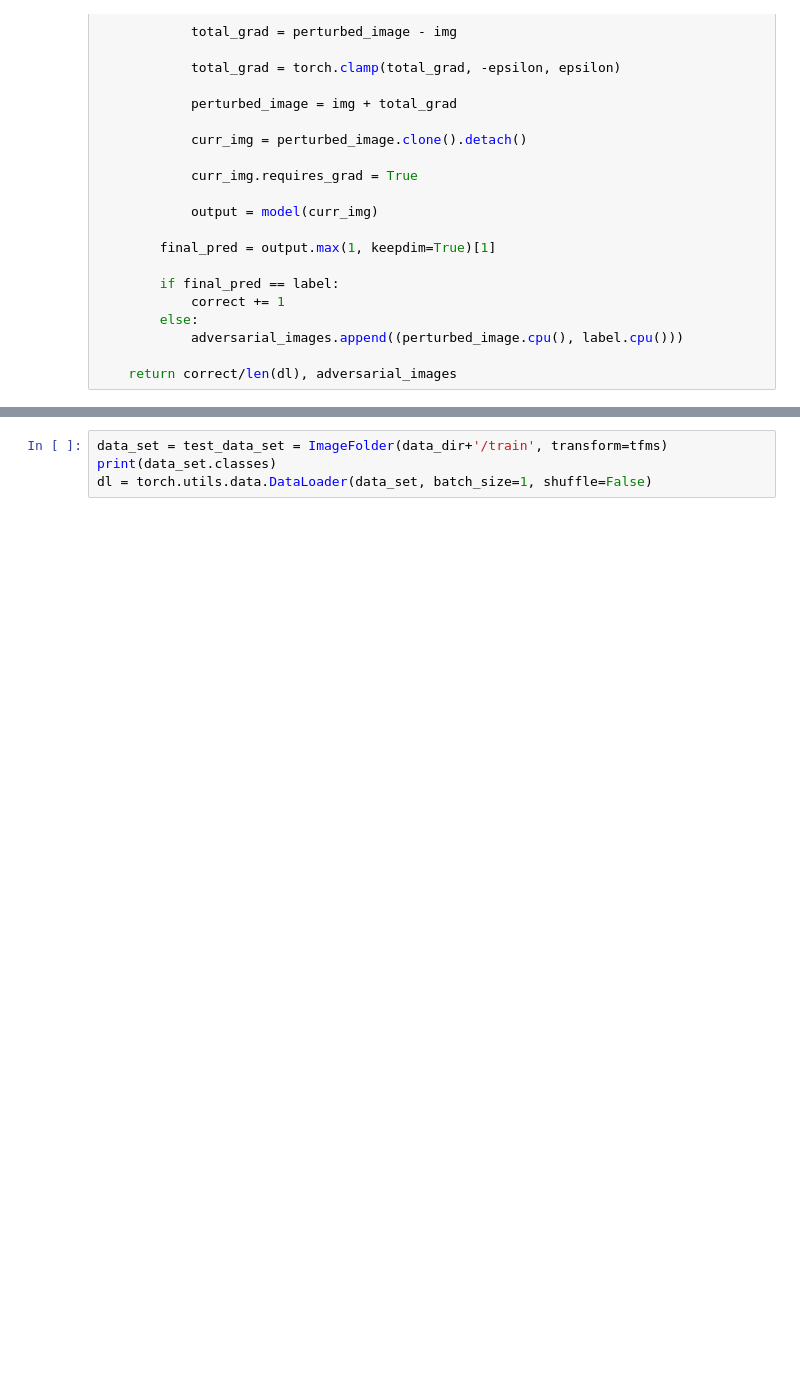
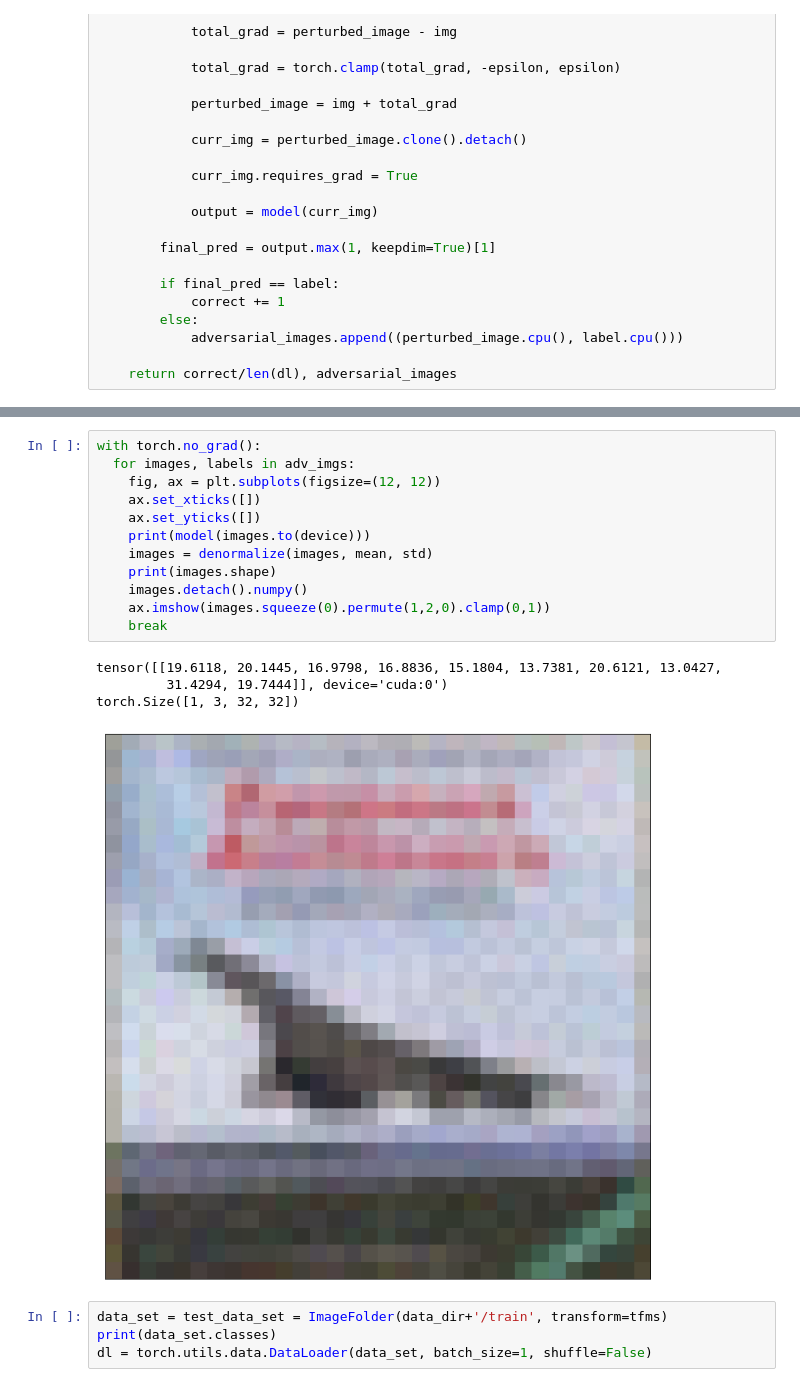
Before and after one commit to RobHug01/Adversarial_ML, a Jupyter notebook: CIFAR10_BIM.ipynb, the cells around one changed output, grey strips where cells are left out. Drawn from its saved outputs; the diff is of its cells as text; blank space fills up the shorter version.

```diff
--- a/CIFAR10_BIM.ipynb
+++ b/CIFAR10_BIM.ipynb
@@ -203,4 +208,21 @@ print(adv_imgs[0][0].size())
 torch.Size([1, 3, 32, 32])
+# %%
+with torch.no_grad():
+  for images, labels in adv_imgs:
+    fig, ax = plt.subplots(figsize=(12, 12))
+    ax.set_xticks([])
+    ax.set_yticks([])
+    print(model(images.to(device)))
+    images = denormalize(images, mean, std)
+    print(images.shape)
+    images.detach().numpy()
+    ax.imshow(images.squeeze(0).permute(1,2,0).clamp(0,1))
+    break
+# %% [output]
+tensor([[19.6118, 20.1445, 16.9798, 16.8836, 15.1804, 13.7381, 20.6121, 13.0427,
+         31.4294, 19.7444]], device='cuda:0')
+torch.Size([1, 3, 32, 32])
+[figure, added]
 # %%
 data_set = test_data_set = ImageFolder(data_dir+'/train', transform=tfms)
 print(data_set.classes)
```
Also changed, not shown: parts of 14 cells of this notebook.
